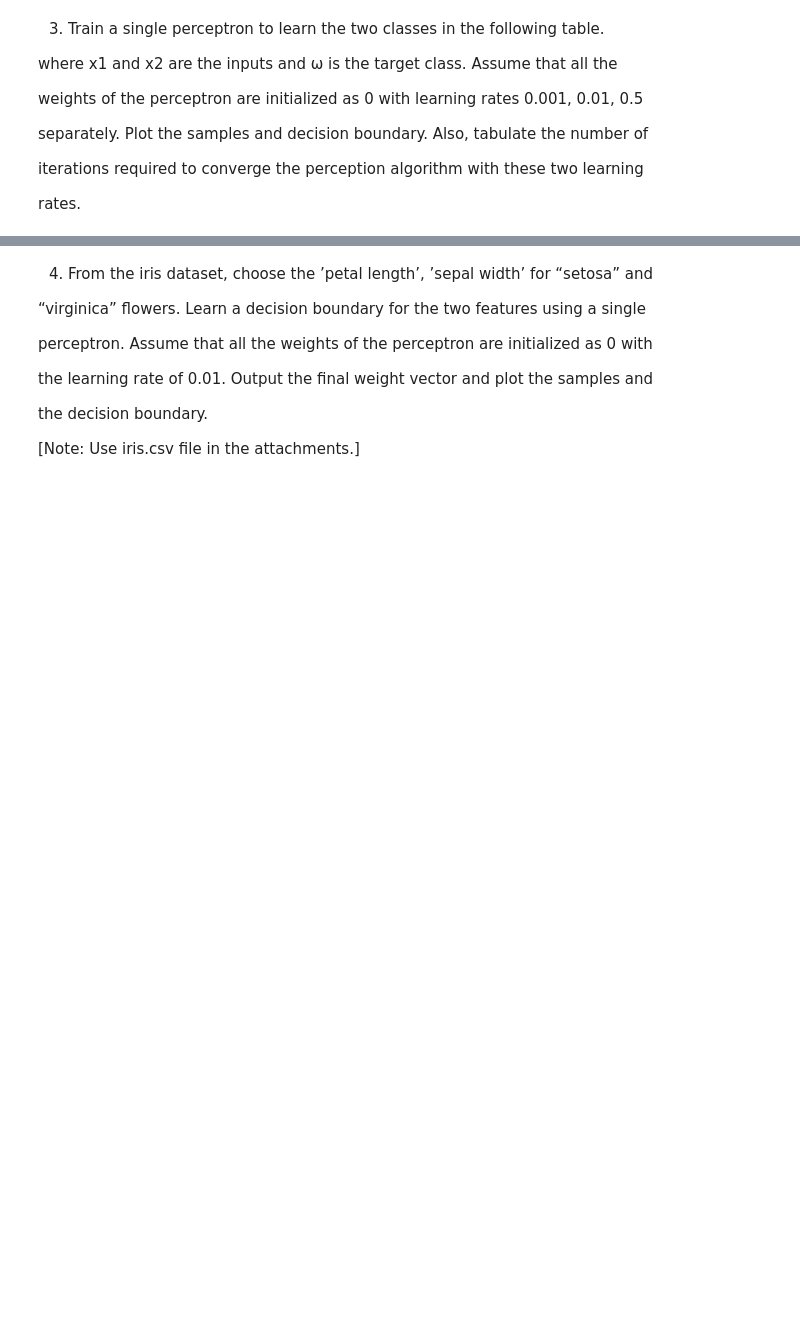
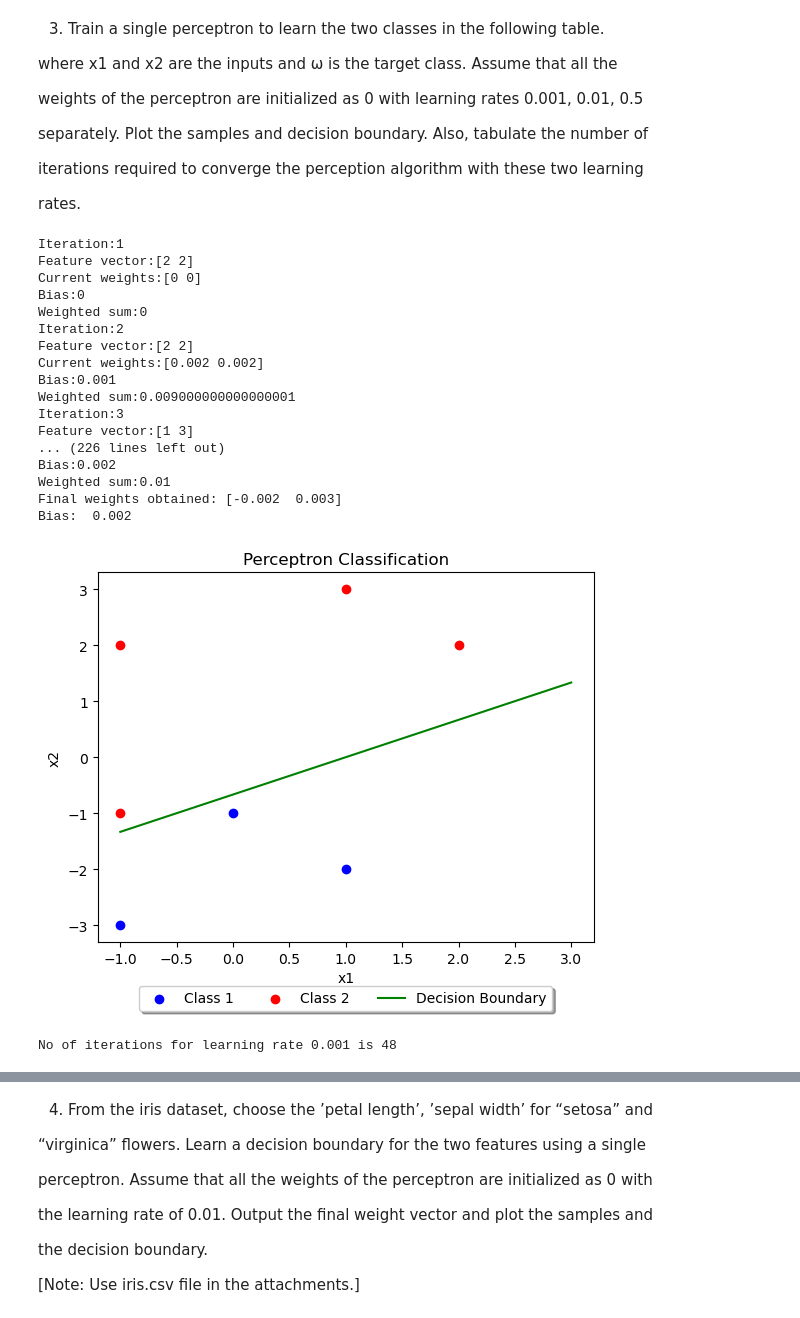
Before and after one commit to Ashrithiiitdm/PRML, a Jupyter notebook: Lab7/cs22b2025_LAB7.ipynb, the cells around one changed output, grey strips where cells are left out. Cells and saved outputs as stored; diff of their text form; code cells hidden in the pictures; blank space fills up the shorter version.

```diff
--- a/Lab7/cs22b2025_LAB7.ipynb
+++ b/Lab7/cs22b2025_LAB7.ipynb
@@ -202,3 +173,31 @@ trans_dataq3 = np.array(trans_dataq3)
+# %%
+#Learning rate 0.001
+#Initialize weights
+w3 = np.array([0, 0, 0])
+b = 0
+weightsq3, biasq3, itersq3 = perceptron(w3, dataq3, l1)
+plot_perceptron_result(np.array(dataq3), weightsq3, biasq3, 0, 1)
+print(f"No of iterations for learning rate {l1} is {itersq3}")
+# %% [output]
+Iteration:1
+Feature vector:[2 2]
+Current weights:[0 0]
+Bias:0
+Weighted sum:0
+Iteration:2
+Feature vector:[2 2]
+Current weights:[0.002 0.002]
+Bias:0.001
+Weighted sum:0.009000000000000001
+Iteration:3
+Feature vector:[1 3]
+... (226 lines left out)
+Bias:0.002
+Weighted sum:0.01
+Final weights obtained: [-0.002  0.003]
+Bias:  0.002
+[figure, added]
+No of iterations for learning rate 0.001 is 48
 # %%
 #Learning rate 0.001
 #Initialize weights
```
Also changed, not shown: parts of 15 cells of this notebook.
